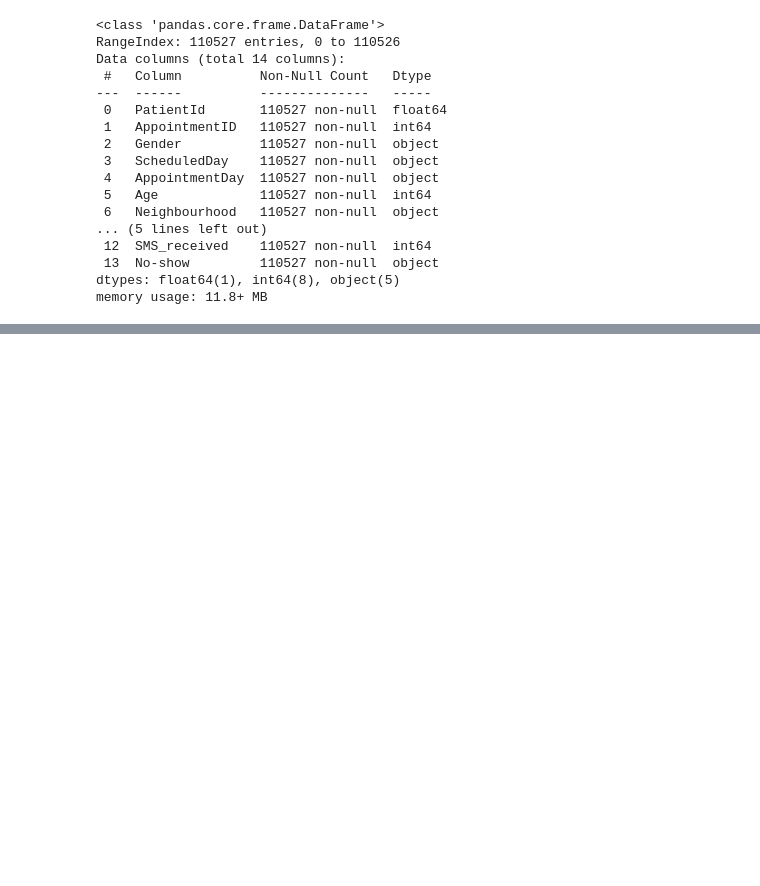
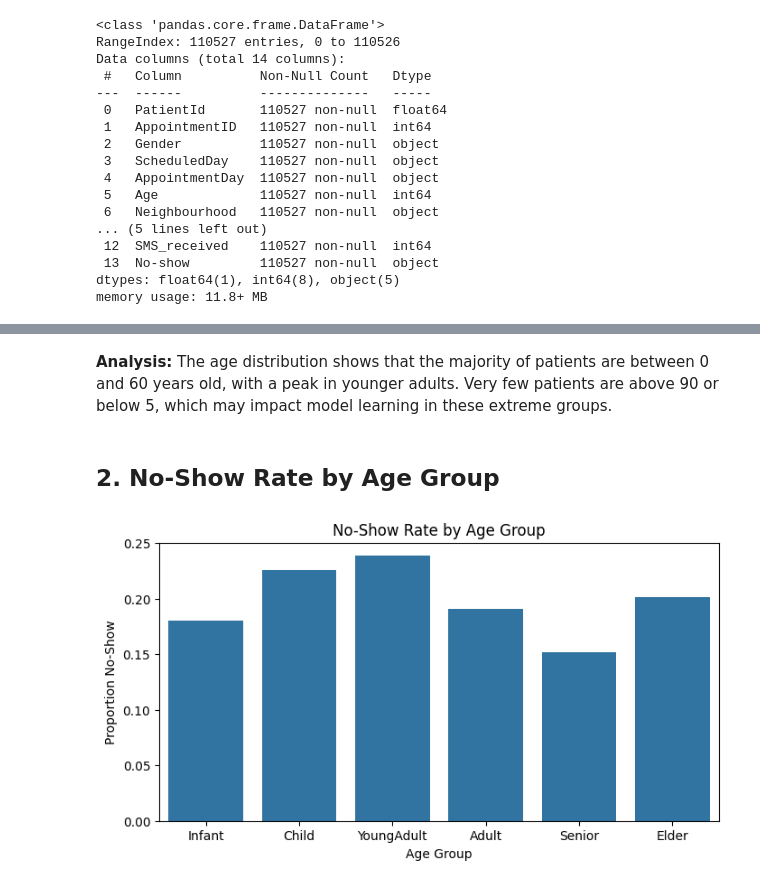
Before and after one commit to Kvnhooman/Final-Project-4-3, a Jupyter notebook: EDA.ipynb, the cells around one changed output, grey strips where cells are left out. Cells and saved outputs as stored; diff of their text form; code cells hidden in the pictures; blank space fills up the shorter version.

```diff
--- a/EDA.ipynb
+++ b/EDA.ipynb
@@ -31,0 +53,17 @@ memory usage: 11.8+ MB
+# %% [markdown]
+**Analysis:** The age distribution shows that the majority of patients are between 0 and 60 years old, with a peak in younger adults. Very few patients are above 90 or below 5, which may impact model learning in these extreme groups.
+# %% [markdown]
+## 2. No-Show Rate by Age Group
+# %%
+# Create age groups
+df['AgeGroup'] = pd.cut(df['Age'], bins=[-1,0,18,35,60,90,120], labels=['Infant','Child','YoungAdult','Adult','Senior','Elder'])
+grouped = df.groupby('AgeGroup')['No-show'].mean().reset_index()
+
+plt.figure(figsize=(8,4))
+sns.barplot(x='AgeGroup', y='No-show', data=grouped, order=['Infant','Child','YoungAdult','Adult','Senior','Elder'])
+plt.title('No-Show Rate by Age Group')
+plt.ylabel('Proportion No-Show')
+plt.xlabel('Age Group')
+plt.show()
+# %% [output]
+[figure, added]
```
Also changed, not shown: parts of 14 cells of this notebook.
